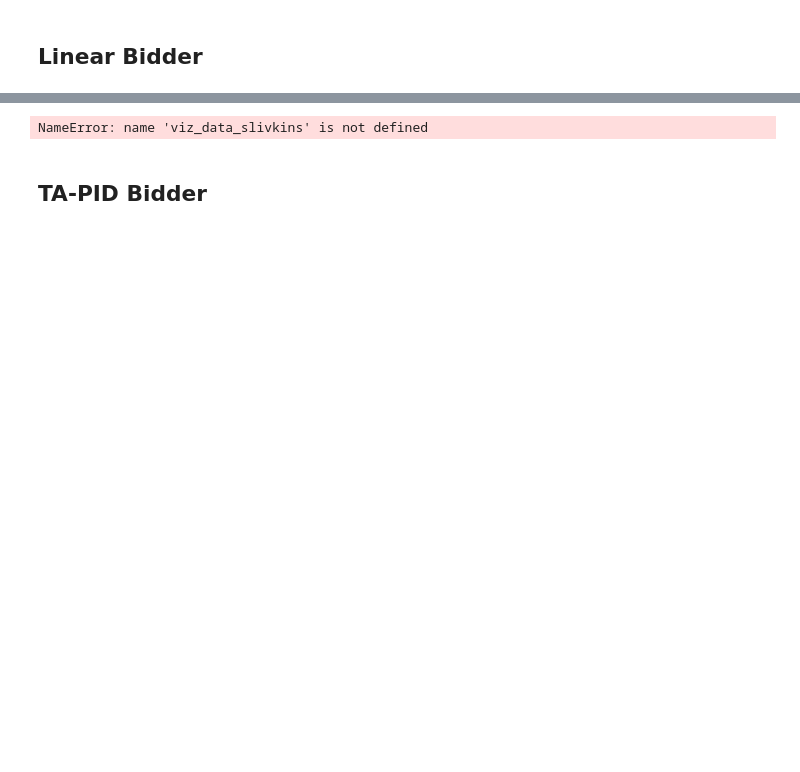
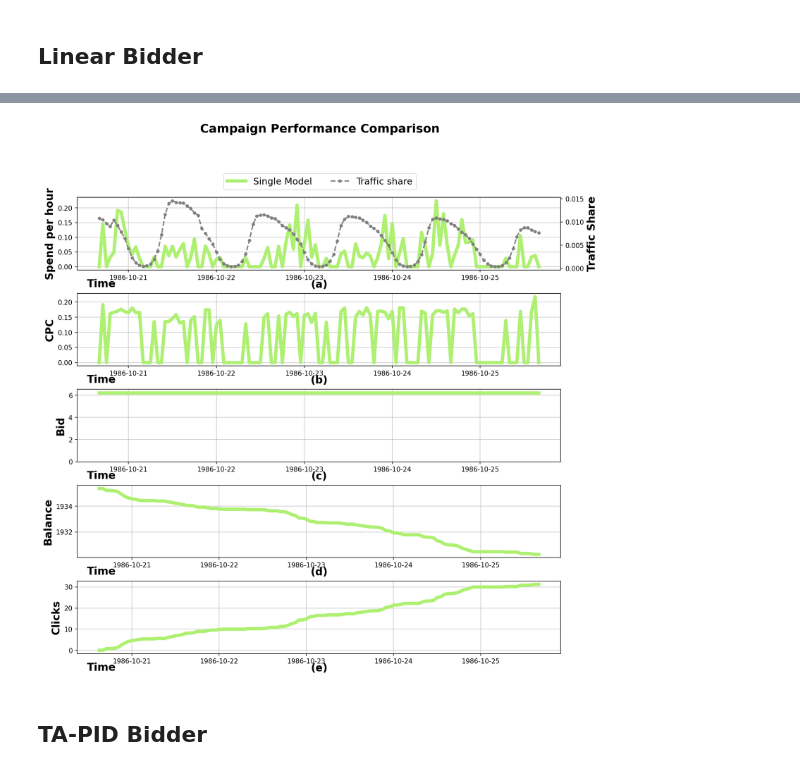
Before and after one commit to katyanaveka/BAT, a Jupyter notebook: example_notebooks/baseline_bidders.ipynb, the cells around one changed output, grey strips where cells are left out. Saved outputs shown, nothing was run; the diff lists cells and outputs as text; code cells hidden in the pictures; blank space fills up the shorter version.

```diff
--- a/example_notebooks/baseline_bidders.ipynb
+++ b/example_notebooks/baseline_bidders.ipynb
@@ -145,12 +149,12 @@ Length hours  24
 # %%
 simulation_history = simulate_campaign(
     campaign=campaign_example,
-    bidder=SlivkinsBidder(),
+    bidder=BROI(),
     stats_file=campaign_stats,
     auction_mode=auction_mode
 )
 # %%
 df = simulation_history.to_data_frame()
-viz_data_slivkins = data_prep_vis(df)
+viz_data_broi = data_prep_vis(df)
 df.head(2)
 # %% [output]
@@ -158,7 +164,7 @@ AttributeError: 'DataFrame' object has no attribute 'spend'
 # %%
-fig = plot_history_article(viz_data_slivkins)
+fig = plot_history_article(viz_data_broi)
 # %% [output]
-NameError: name 'viz_data_slivkins' is not defined
+[figure, added]
 # %% [markdown]
 ## TA-PID Bidder
 # %%
```
Also changed, not shown: parts of 66 cells of this notebook, 4 other files.
